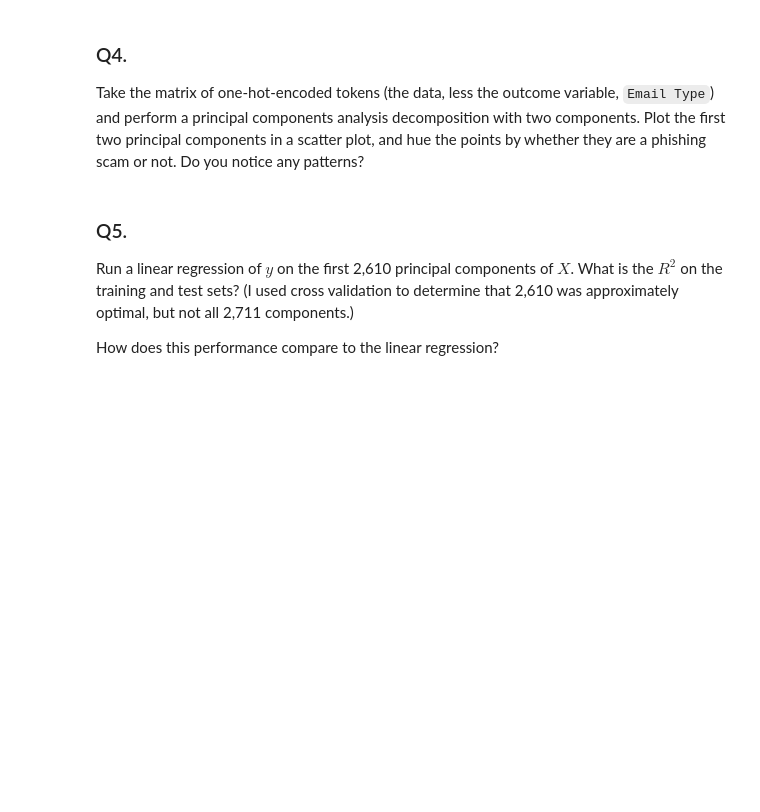
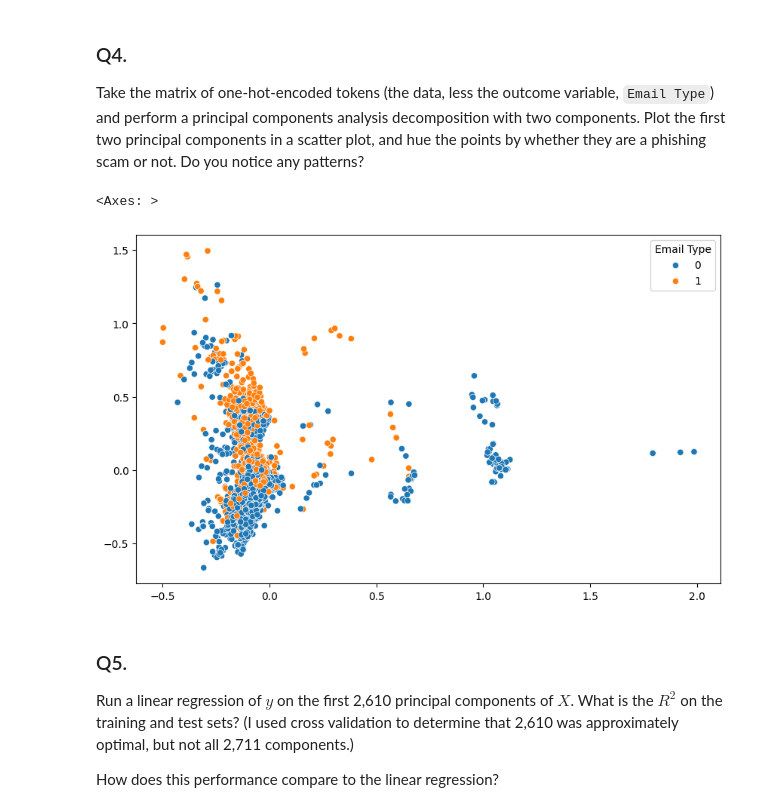
Before and after one commit to Troy-S-Meink/PCA, a Jupyter notebook: 05_PCA/assignment.ipynb, the cells around one changed output. Drawn from its saved outputs; the diff is of its cells as text; code cells hidden in the pictures; blank space fills up the shorter version.

```diff
--- a/05_PCA/assignment.ipynb
+++ b/05_PCA/assignment.ipynb
@@ -174,3 +175,15 @@ Top 10 words with largest coefficients:
 ### Q4.
 
 Take the matrix of one-hot-encoded tokens (the data, less the outcome variable, `Email Type`) and perform a principal components analysis decomposition with two components. Plot the first two principal components in a scatter plot, and hue the points by whether they are a phishing scam or not. Do you notice any patterns?
+# %%
+# Running the pricipal components analysis decomposition on X_train and X_test
+pca = PCA(n_components=2)
+X_train_pca = pca.fit_transform(X_train)
+X_test_pca = pca.transform(X_test)
+
+# Plotting the values with a hue based on Y_test
+plt.figure(figsize=(10, 6))
+sns.scatterplot(x=X_test_pca[:, 0], y=X_test_pca[:, 1], hue=Y_test)
+# %% [output]
+<Axes: >
+[figure, added]
```
Also changed, not shown: parts of 5 cells of this notebook.
